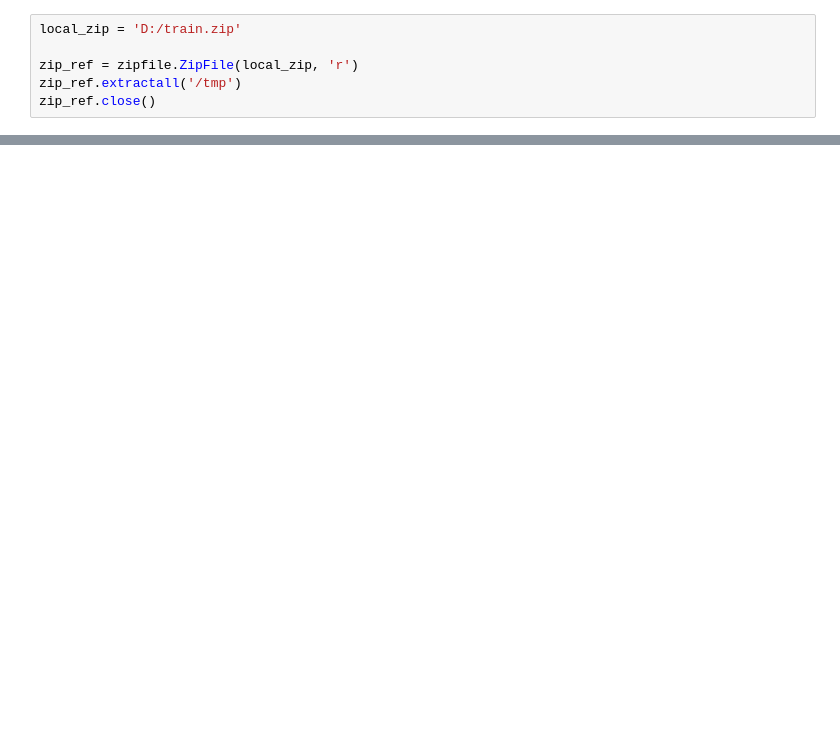
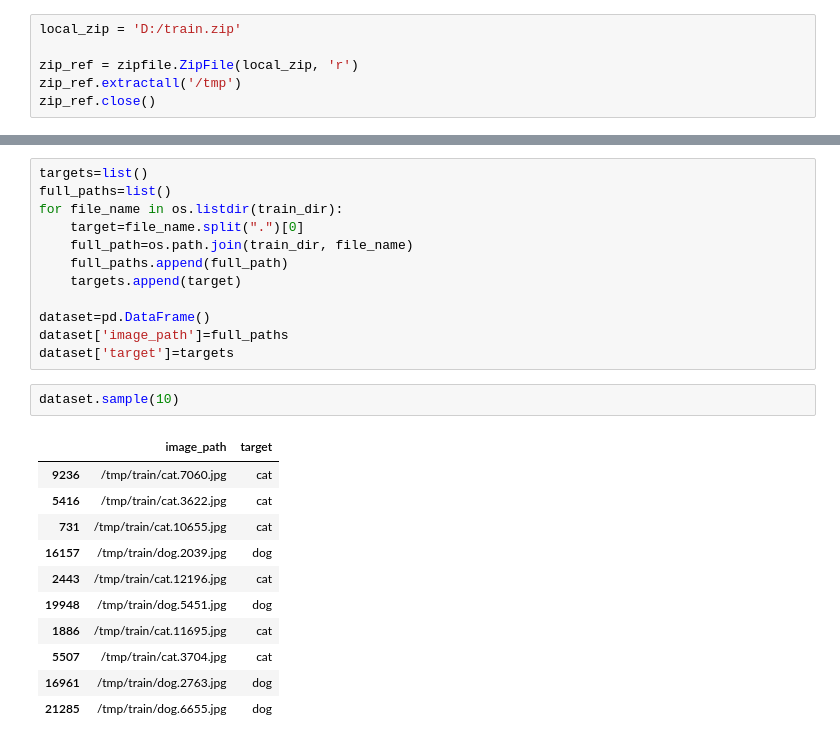
Before and after one commit to GalKoaz/Data-visualization, a Jupyter notebook: Cats-Vs-Dogs.ipynb, the cells around one changed output, grey strips where cells are left out. Drawn from its saved outputs; the diff is of its cells as text; blank space fills up the shorter version.

```diff
--- a/Cats-Vs-Dogs.ipynb
+++ b/Cats-Vs-Dogs.ipynb
@@ -31,0 +53,26 @@ plt.tight_layout()
+# %%
+targets=list()
+full_paths=list()
+for file_name in os.listdir(train_dir):
+    target=file_name.split(".")[0]
+    full_path=os.path.join(train_dir, file_name)
+    full_paths.append(full_path)
+    targets.append(target)
+
+dataset=pd.DataFrame()
+dataset['image_path']=full_paths
+dataset['target']=targets
+# %%
+dataset.sample(10)
+# %% [output]
+|  | image_path | target |
+| 9236 | /tmp/train/cat.7060.jpg | cat |
+| 5416 | /tmp/train/cat.3622.jpg | cat |
+| 731 | /tmp/train/cat.10655.jpg | cat |
+| 16157 | /tmp/train/dog.2039.jpg | dog |
+| 2443 | /tmp/train/cat.12196.jpg | cat |
+| 19948 | /tmp/train/dog.5451.jpg | dog |
+| 1886 | /tmp/train/cat.11695.jpg | cat |
+| 5507 | /tmp/train/cat.3704.jpg | cat |
+| 16961 | /tmp/train/dog.2763.jpg | dog |
+| 21285 | /tmp/train/dog.6655.jpg | dog |
```
Also changed, not shown: parts of 7 cells of this notebook.
